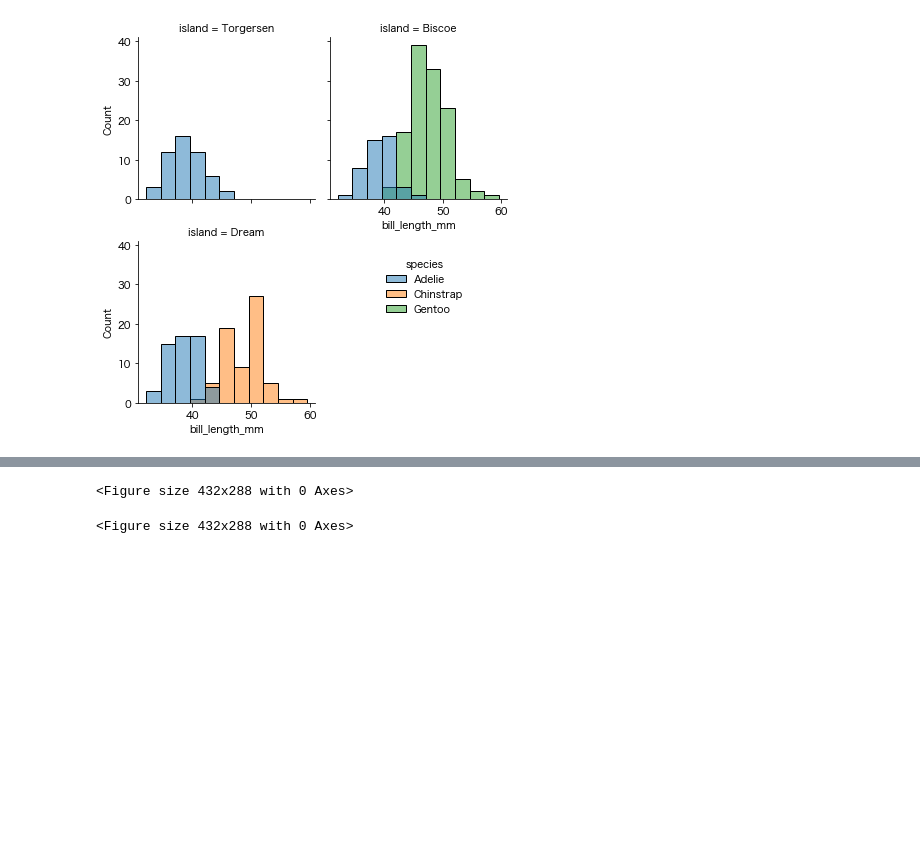
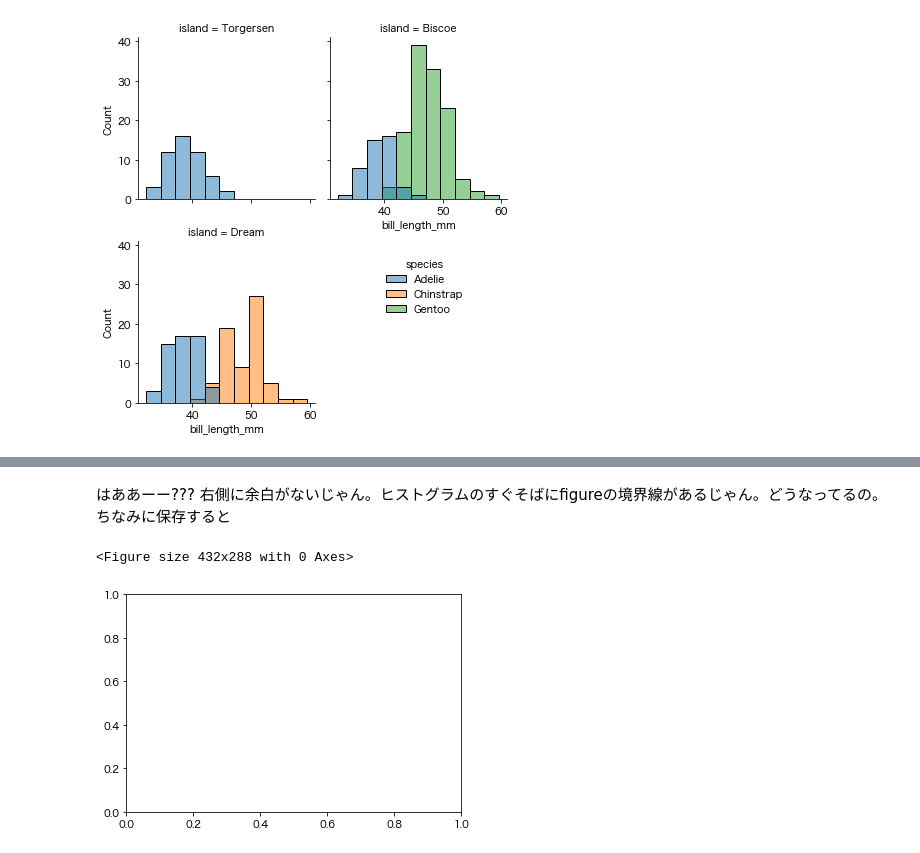
Before and after one commit to Linus-MK/fragments_for_blog, a Jupyter notebook: seaborn/move_legend.ipynb, the cells around one changed output, grey strips where cells are left out. Drawn from its saved outputs; the diff is of its cells as text; code cells hidden in the pictures; blank space fills up the shorter version.

```diff
--- a/seaborn/move_legend.ipynb
+++ b/seaborn/move_legend.ipynb
@@ -146,6 +223,11 @@ plt.savefig("aa.png")
+# %% [markdown]
+はああーー??? 右側に余白がないじゃん。ヒストグラムのすぐそばにfigureの境界線があるじゃん。どうなってるの。
+ちなみに保存すると
 # %%
 # https://www.haya-programming.com/entry/2018/10/11/131716
+
 plt.figure(facecolor="azure", edgecolor="coral", linewidth=2)
+fig, ax = plt.subplots()
 # %% [output]
 <Figure size 432x288 with 0 Axes>
-<Figure size 432x288 with 0 Axes>
+[figure, added]
```
Also changed, not shown: parts of 6 cells of this notebook.
